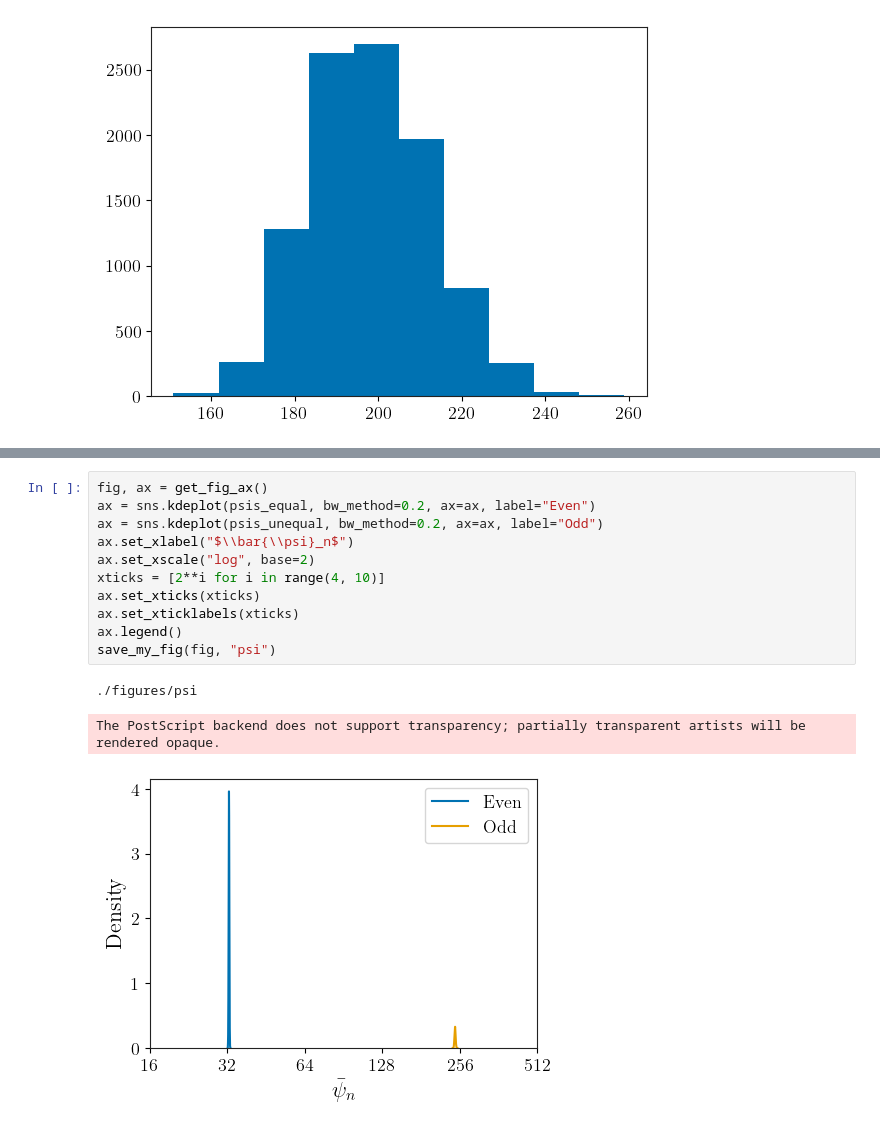
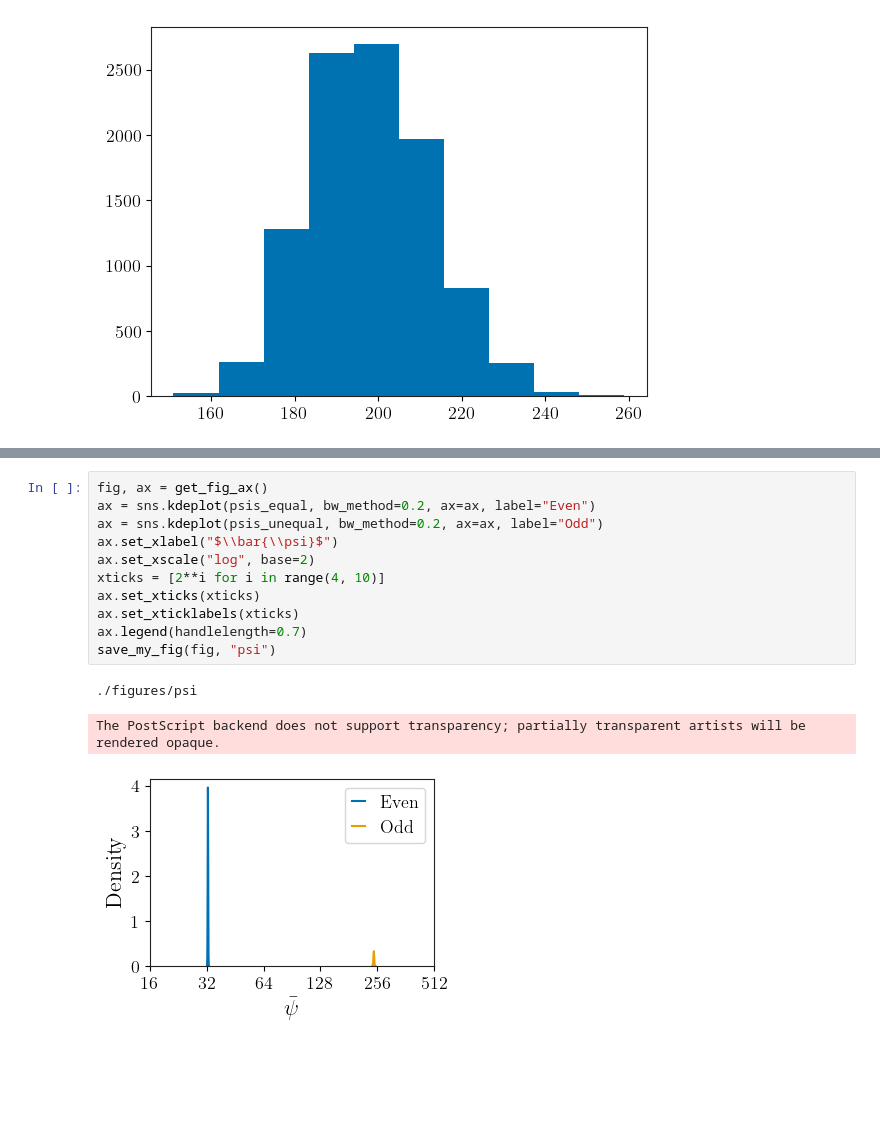
Before and after one commit to eastonhuch/lag-martingales, a Jupyter notebook: simulation.ipynb, the cells around one changed output, grey strips where cells are left out. Saved outputs shown, nothing was run; the diff lists cells and outputs as text; blank space fills up the shorter version.

```diff
--- a/simulation.ipynb
+++ b/simulation.ipynb
@@ -131,18 +125,18 @@ plt.hist(taus)
 # %%
 fig, ax = get_fig_ax()
 ax = sns.kdeplot(psis_equal, bw_method=0.2, ax=ax, label="Even")
 ax = sns.kdeplot(psis_unequal, bw_method=0.2, ax=ax, label="Odd")
-ax.set_xlabel("$\\bar{\\psi}_n$")
+ax.set_xlabel("$\\bar{\\psi}$")
 ax.set_xscale("log", base=2)
 xticks = [2**i for i in range(4, 10)]
 ax.set_xticks(xticks)
 ax.set_xticklabels(xticks)
-ax.legend()
+ax.legend(handlelength=0.7)
 save_my_fig(fig, "psi")
 # %% [output]
 ./figures/psi
 The PostScript backend does not support transparency; partially transparent artists will be rendered opaque.
-[figure, old version]
+[figure, new version]
 # %%
 def fit_two_component_zero_mean_gmm(x, random_state=0):
     x = np.asarray(x, dtype=float).reshape(-1, 1)
```
Also changed, not shown: parts of 7 cells of this notebook, 15 other files.
